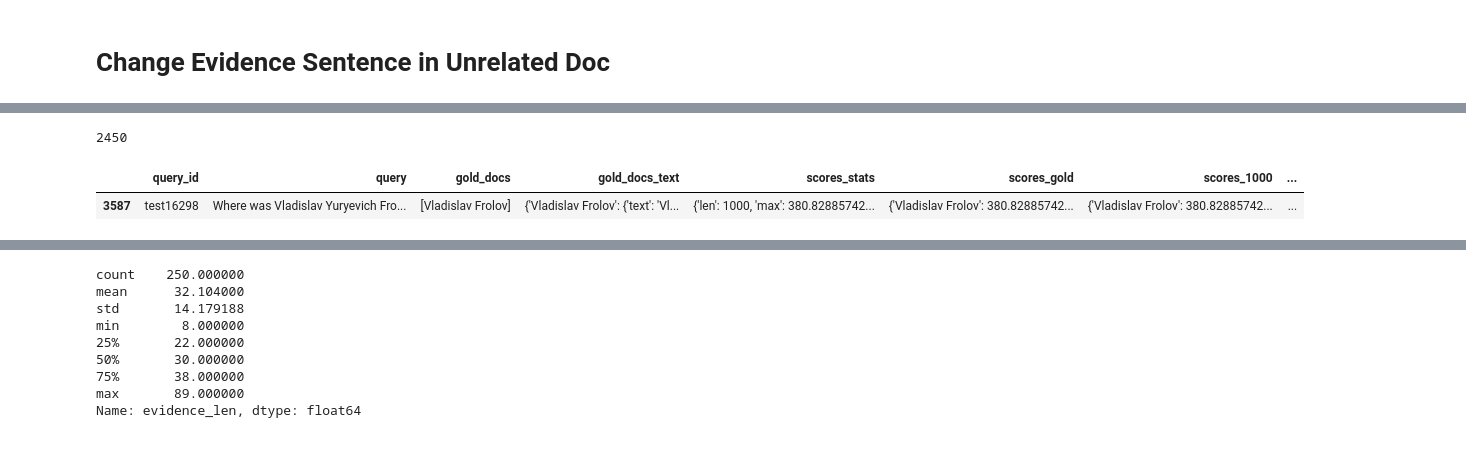
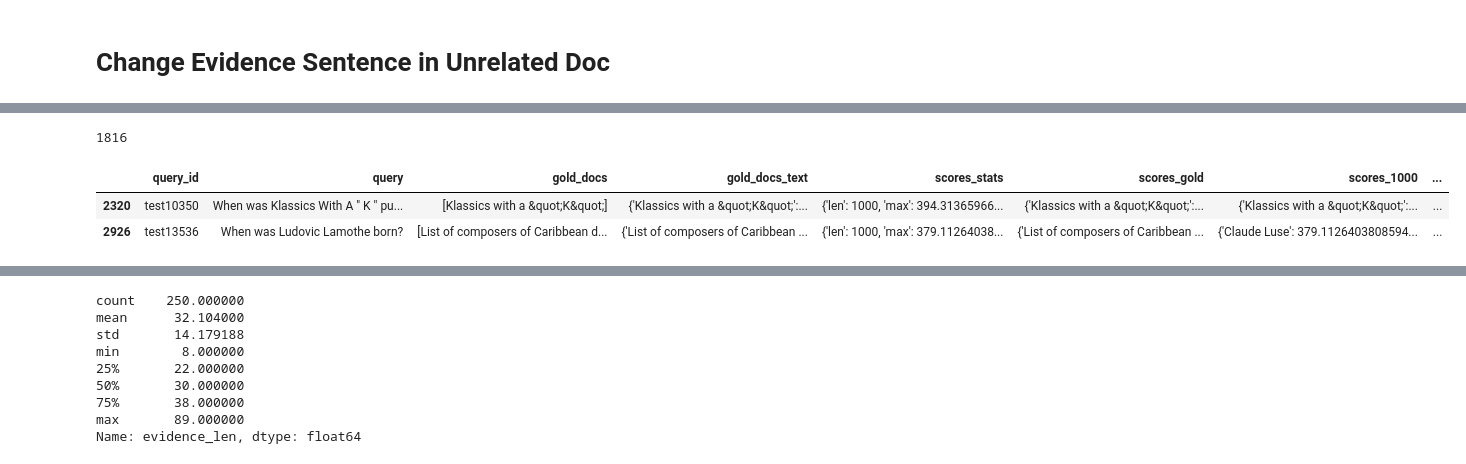
Before and after one commit to mohsenfayyaz/ColDeR, a Jupyter notebook: src/notebooks/Analysis_Position.ipynb, the cells around one changed output, grey strips where cells are left out. Drawn from its saved outputs; the diff is of its cells as text; code cells hidden in the pictures.

```diff
--- a/src/notebooks/Analysis_Position.ipynb
+++ b/src/notebooks/Analysis_Position.ipynb
@@ -101,47 +112,53 @@ df["sents_len"].hist(bins=50)
 [figure]
 # %%
 df = df_raw.copy()
-UNRELATED_SENTS = df.loc[1785]["sents"]
-df = df[df["title"] != "Brazil–Pakistan relations"]
+UNRELATED_SENTS = df.loc[3807]["sents"]
+df = df[df["title"] != df.loc[3807]["title"]]
 
 def flatten(xss):
     return [x for xs in xss for x in xs]
 
 df = df[df["evidence_sent_ids"].str.len() == 1]  # 1 Evidence
 df = df[df["evidence_sents"].str.len() == 1]  # 1 Evidence Sentence
+df = df[df["head_entity"].str.len() == 1]  # 1 Head
+df = df[df["head_entity_in_evidence"].str.len() == 1]  # 1 Head in Evidence
+df = df[df["head_entity_names"].str.len() == 1]  # All heads have the same name
 # Filter Repeated Labels (Only 1 h->t)
-def not_repeated_label(label, labels):
-    repeat_count = 0
-    for l in labels:
-        if l['h'] == label['h'] and l['t'] == label['t']:
-            repeat_count += 1
-    return True if repeat_count == 1 else False
-df["repeated_label"] = df.apply(lambda r: not_repeated_label(r["label"], r["labels"]), axis=1)
-df = df[df["repeated_label"]]
+# def not_repeated_label(label, labels):
+#     repeat_count = 0
+#     for l in labels:
+#         if l['h'] == label['h'] and l['t'] == label['t']:
+#             repeat_count += 1
+#     return True if repeat_count == 1 else False
+# df["repeated_label"] = df.apply(lambda r: not_repeated_label(r["label"], r["labels"]), axis=1)
+# df = df[df["repeated_label"]]
 print(len(df))
-df = df.sample(200)
 
 # df["sents_complete"] = df["sents"].apply(lambda x: " ".join(flatten(x)))
 # df["head_wo_tail_sentence"] = df.apply(lambda r: " ".join(flatten([s for i, s in enumerate(r["sents"]) if i not in [r["evidence_sent_ids"]][0]])), axis=1)
 
 # df["sents_complete_wo_evidence"] = df.apply(lambda r: [s for i, s in enumerate(r["sents"]) if i not in [r["evidence_sent_ids"]][0]], axis=1)
 sents_cols = []
 for pos in range(15):
     def add_evidence(pos, r):
         sents = UNRELATED_SENTS.copy()
         sents.insert(pos, r["evidence_sents"][0])
         return sents
     df[f"sents_complete_w_evidence_{pos}"] = df.apply(lambda r: " ".join(flatten(add_evidence(pos, r))), axis=1)
     sents_cols.append(f"sents_complete_w_evidence_{pos}")
-df[f"sents_complete_w_evidence_{-1}"] = df.apply(lambda r: " ".join(flatten(UNRELATED_SENTS)), axis=1)
-sents_cols.append(f"sents_complete_w_evidence_{-1}")
+
+# df[f"sents_complete_w_evidence_{-1}"] = df.apply(lambda r: " ".join(flatten(UNRELATED_SENTS)), axis=1)
+# sents_cols.append(f"sents_complete_w_evidence_{-1}")
+
 # df["sents_complete_w_beginning"] = df.apply(lambda r: r["head_w_tail_sentence"] + " " + r["sents_complete"].replace(r["head_wo_tail_sentence"], "").replace(r["head_w_tail_sentence"], ""), axis=1)
 
-df.head(1)
+df = df.sample(250, random_state=0)
+df.head(2)
 # %% [output]
-2450
+1816
 |  | query_id | query | gold_docs | gold_docs_text | scores_stats | scores_gold | scores_1000 | ... |
-| 3587 | test16298 | Where was Vladislav Yuryevich Fro... | [Vladislav Frolov] | {'Vladislav Frolov': {'text': 'Vl... | {'len': 1000, 'max': 380.82885742... | {'Vladislav Frolov': 380.82885742... | {'Vladislav Frolov': 380.82885742... | ... |
+| 2320 | test10350 | When was Klassics With A " K " pu... | [Klassics with a &quot;K&quot;] | {'Klassics with a &quot;K&quot;':... | {'len': 1000, 'max': 394.31365966... | {'Klassics with a &quot;K&quot;':... | {'Klassics with a &quot;K&quot;':... | ... |
+| 2926 | test13536 | When was Ludovic Lamothe born? | [List of composers of Caribbean d... | {'List of composers of Caribbean ... | {'len': 1000, 'max': 379.11264038... | {'List of composers of Caribbean ... | {'Claude Luse': 379.1126403808594... | ... |
 # %%
 ### RUN MODELS AND COMPUTE DOT SCORES
 def digitize_col(df_col, bins) -> pd.DataFrame:
```
Also changed, not shown: parts of 12 cells of this notebook, 17 other files.
